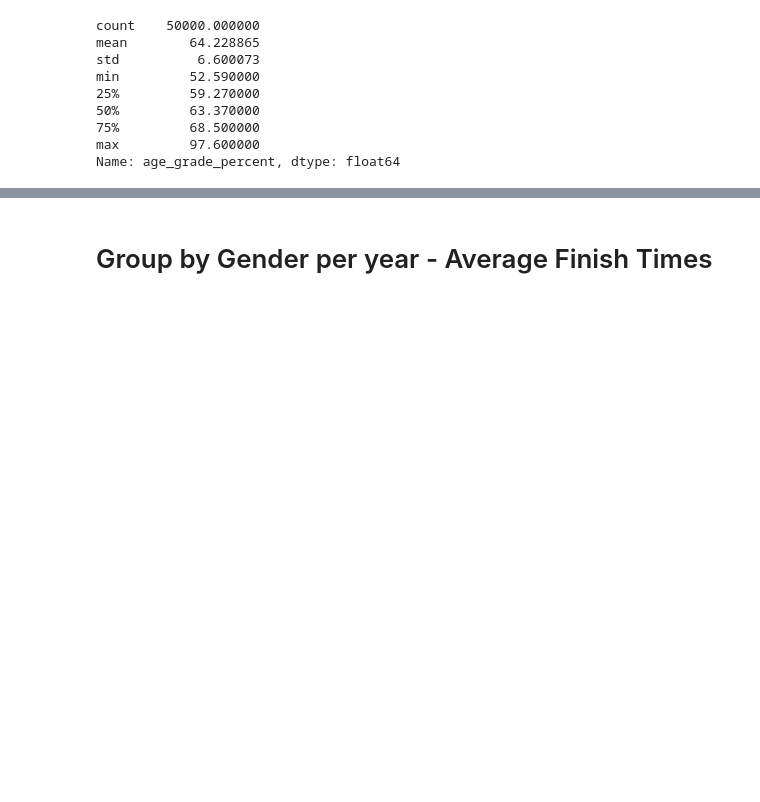
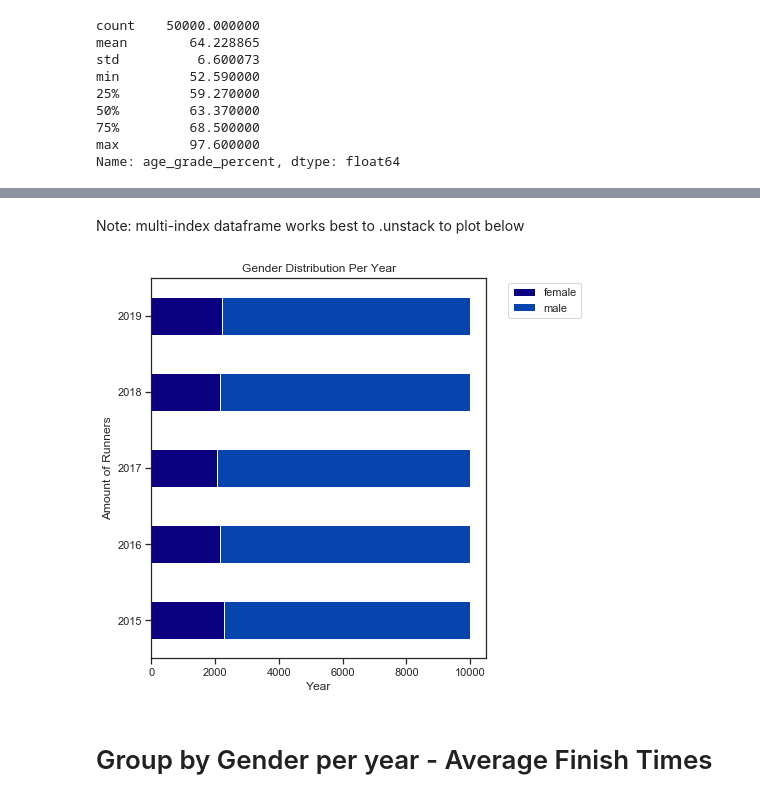
Before and after one commit to nmuldowney/nyc-marathon-capstone, a Jupyter notebook: notebooks/all_marathons_eda.ipynb, the cells around one changed output, grey strips where cells are left out. Saved outputs shown, nothing was run; the diff lists cells and outputs as text; code cells hidden in the pictures; blank space fills up the shorter version.

```diff
--- a/notebooks/all_marathons_eda.ipynb
+++ b/notebooks/all_marathons_eda.ipynb
@@ -199,0 +206,3 @@ Name: age_grade_percent, dtype: float64
+# %%
+nyc_gender_counts = nyc_races.groupby(['year']).gender.value_counts()
+nyc_gender_counts
@@ -199,0 +222,3 @@ Name: age_grade_percent, dtype: float64
+# %%
+nyc_gender_counts = nyc_gender_counts.to_frame()
+nyc_gender_counts
@@ -200,3 +238,21 @@ Name: age_grade_percent, dtype: float64
+# %% [markdown]
+Note: multi-index dataframe works best to .unstack to plot below
+# %%
+#WANT TO possibly use percentages as well to display above
+colors = {'#0645ad', '#0b0080'} #e5e5e5'
+nyc_gender_counts.unstack(level=1).plot(kind='barh',figsize = (6,7), stacked = True, subplots=False, color = colors)
+ssfont = {'fontname':'sans-serif'}
+
+L=plt.legend(bbox_to_anchor=(1.05, 1), loc='upper left')
+L.get_texts()[1].set_text('male')
+L.get_texts()[0].set_text('female')
+
+plt.ylabel('Amount of Runners')
+plt.xlabel('Year')
+plt.title('Gender Distribution Per Year',**ssfont);
+#plt.savefig('genderdist.png')
+# %% [output]
+[figure, added]
 # %% [markdown]
 # Group by Gender per year - Average Finish Times
 # %% [markdown]
```
Also changed, not shown: parts of 11 cells of this notebook, 4 other files.
